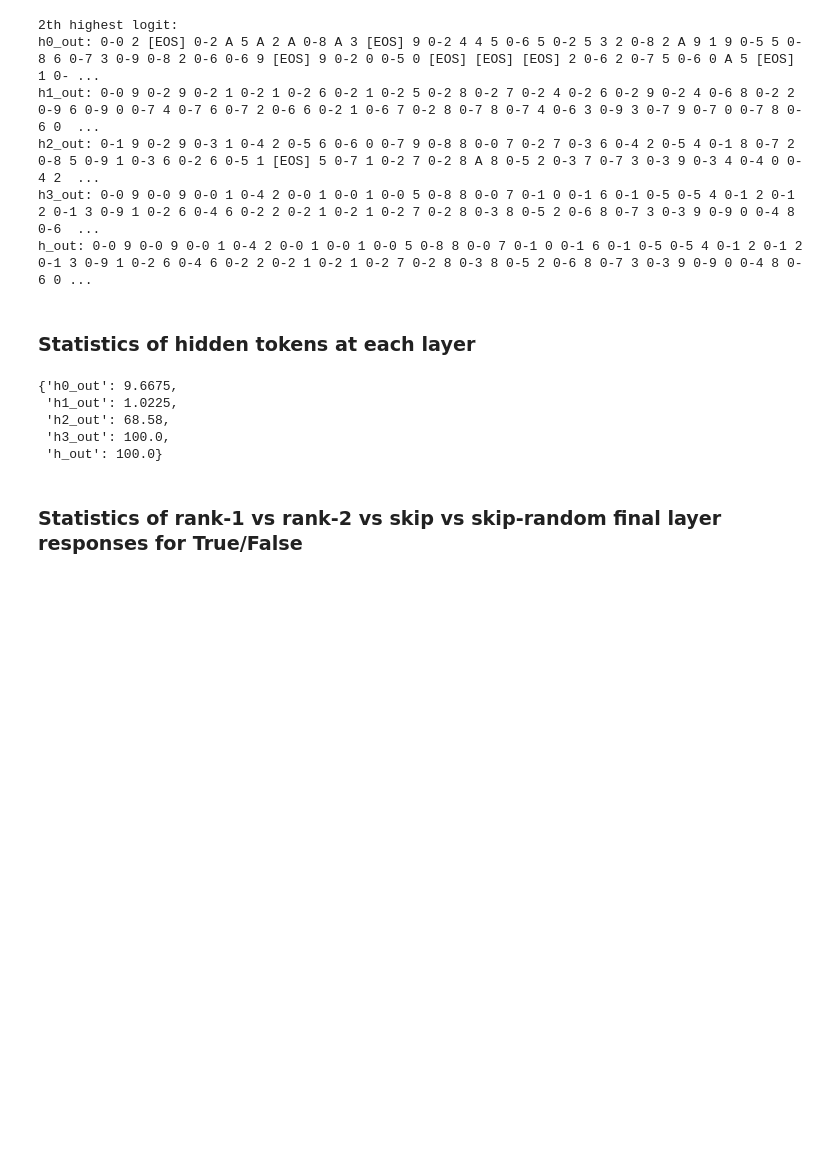
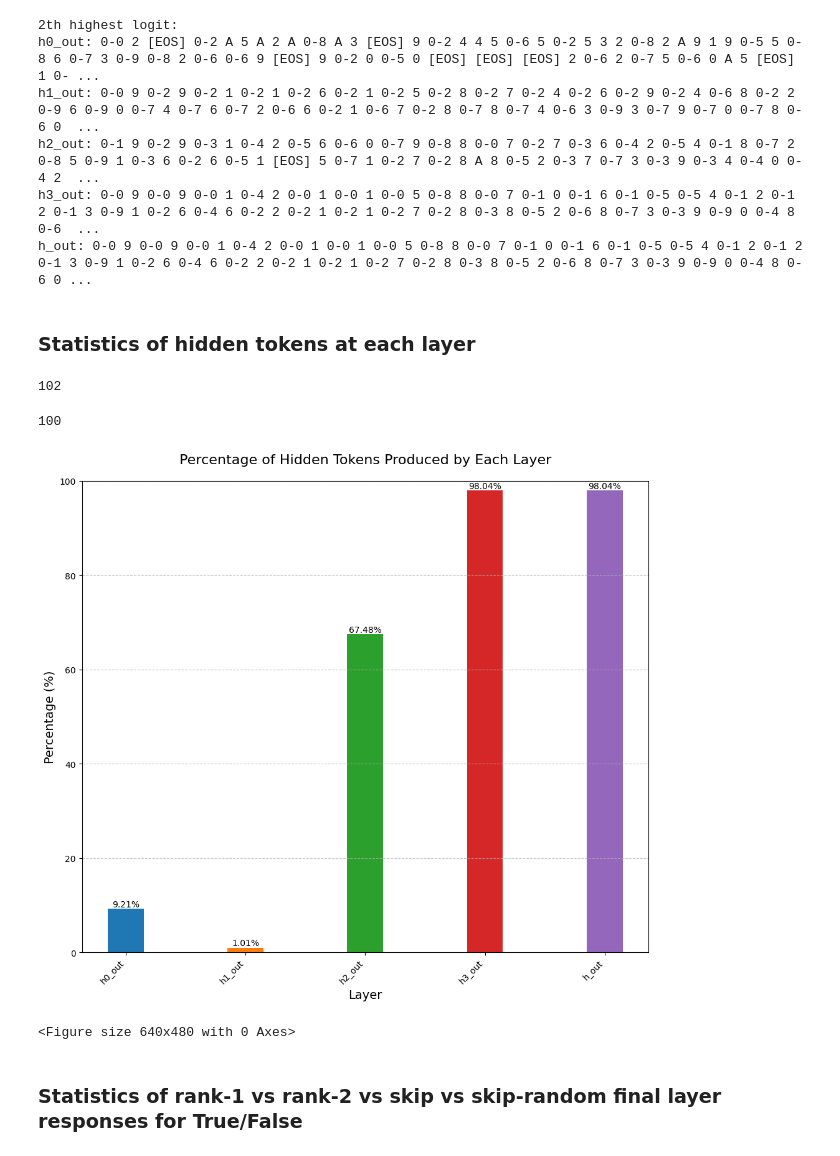
Before and after one commit to rokosbasilisk/filler_tokens, a Jupyter notebook: logit-lens.ipynb, the cells around one changed output. Drawn from its saved outputs; the diff is of its cells as text; code cells hidden in the pictures; blank space fills up the shorter version.

```diff
--- a/logit-lens.ipynb
+++ b/logit-lens.ipynb
@@ -408,7 +409,9 @@ h_out: 0-0 9 0-0 9 0-0 1 0-4 2 0-0 1 0-0 1 0-0 5 0-8 8 0-0 7 0-1 0 0-1 6 0-1 0-5
 # %%
 results_rank1_all_layers = []
 
-for idx in tqdm(range(len(test_set))):
+rnd_idx = sorted(random.sample(range(len(test_set)), len(test_set)//4))
+
+for idx in tqdm(rnd_idx):
     sample = test_set[idx]
 
     # naive
@@ -426,22 +429,62 @@ for idx in tqdm(range(len(test_set))):
 
 with open('results_rank1_all_layers.pkl', 'wb') as f:
     pickle.dump(results_rank1_all_layers, f)
+# %%
+len(results_rank1_all_layers[0]['h_out'].split(' '))
+# %% [output]
+102
+# %%
+ sum([token=='.' for token in results_rank1_all_layers[0]['h_out'].split(' ')])
+# %% [output]
+100
 # %%
 hidden_layer_pct = {layer: 0.0 for layer, seq in results_rank1_all_layers[0].items()}
 
 for result in results_rank1_all_layers:
     for layer,seq in result.items():
-        hidden_layer_pct[layer] += sum([token=='.' for token in seq.split(" ")])
+        hidden_layer_pct[layer] += sum([token=='.' for token in seq.split(" ")])/len(results_rank1_all_layers[0]['h_out'].split(' '))
 
-hidden_layer_pct = {layer: count/len(results_rank1_all_layers) for layer, count in hidden_layer_pct.items()}
+hidden_layer_pct = {layer: round(count/len(results_rank1_all_layers)*100,3) for layer, count in hidden_layer_pct.items()}
-# %%
-hidden_layer_pct
-# %% [output]
-{'h0_out': 9.6675,
- 'h1_out': 1.0225,
- 'h2_out': 68.58,
- 'h3_out': 100.0,
- 'h_out': 100.0}
+# %%
+layers = list(hidden_layer_pct.keys())
+percentages = list(hidden_layer_pct.values())
+
+# Create bar plot with thinner bars
+plt.figure(figsize=(10, 5))  # Increased figure size for better spacing
+bar_width = 0.3  # Adjust this value to make bars thinner or thicker
+bars = plt.bar(layers, percentages, width=bar_width, color=['#1f77b4', '#ff7f0e', '#2ca02c', '#d62728', '#9467bd'])
+
+# Customize the plot
+plt.title('Percentage of Hidden Tokens Produced by Each Layer', fontsize=16, pad=20)  # Added padding to title
+plt.xlabel('Layer', fontsize=14)
+plt.ylabel('Percentage (%)', fontsize=14)
+plt.ylim(0, 100)  # Set y-axis limit from 0 to 100%
+
+# Add value labels on top of each bar
+for bar in bars:
+    height = bar.get_height()
+    plt.text(bar.get_x() + bar.get_width()/2., height,
+             f'{height:.2f}%',
+             ha='center', va='bottom')
+
+# Rotate x-axis labels for better readability
+plt.xticks(rotation=45, ha='right')
+
+# Add a grid for easier comparison
+plt.grid(axis='y', linestyle='--', alpha=0.7)
+
+# Adjust layout to prevent overlapping
+plt.tight_layout()
+
+# Add extra space at the top
+plt.subplots_adjust(top=1.7)
+
+plt.show()
+
+plt.savefig('hidden_tokens_percentage_by_layer.png', dpi=300, bbox_inches='tight')
+# %% [output]
+[figure, added]
+<Figure size 640x480 with 0 Axes>
 # %% [markdown]
 ### Statistics of rank-1 vs rank-2 vs skip vs skip-random final layer responses for True/False
 # %%
```
Also changed, not shown: parts of 3 cells of this notebook, 2 other files.
